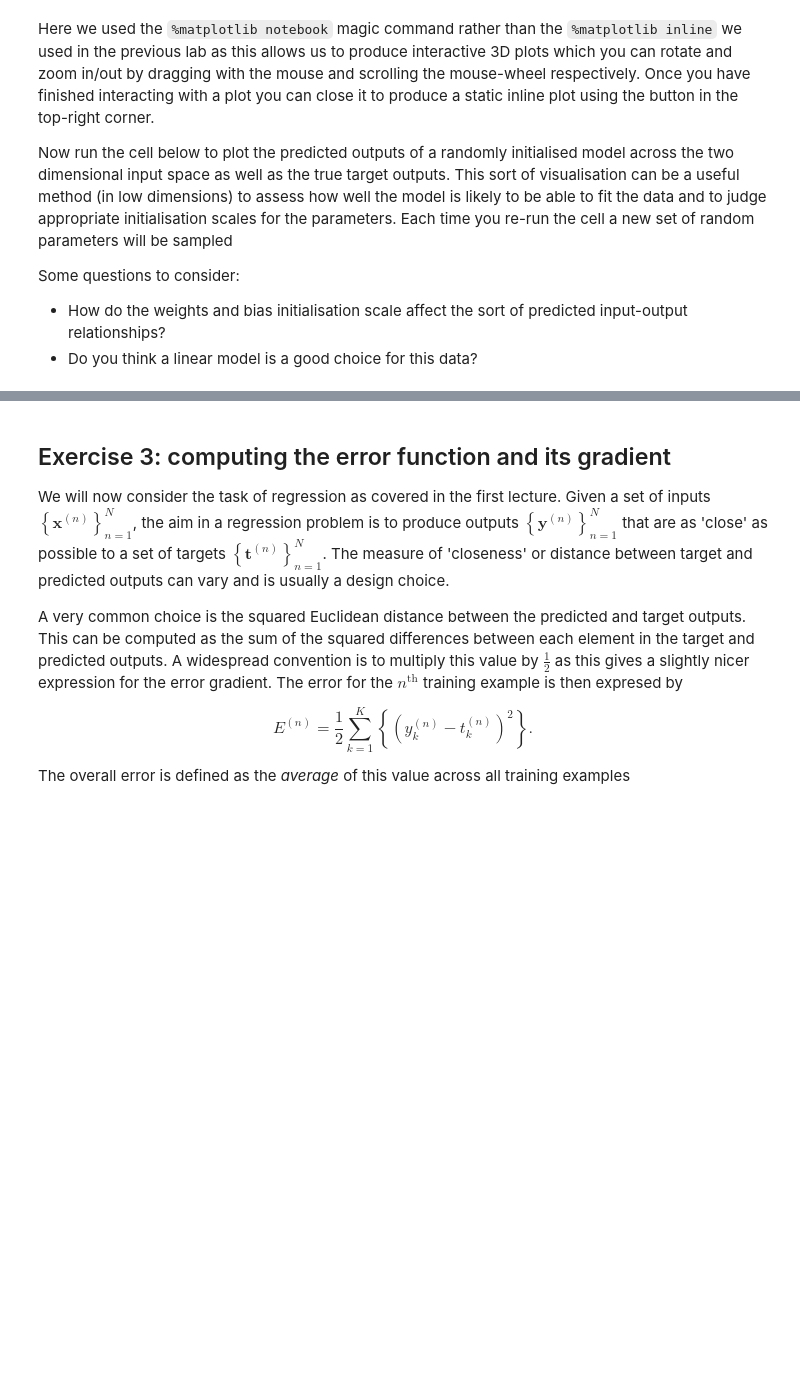
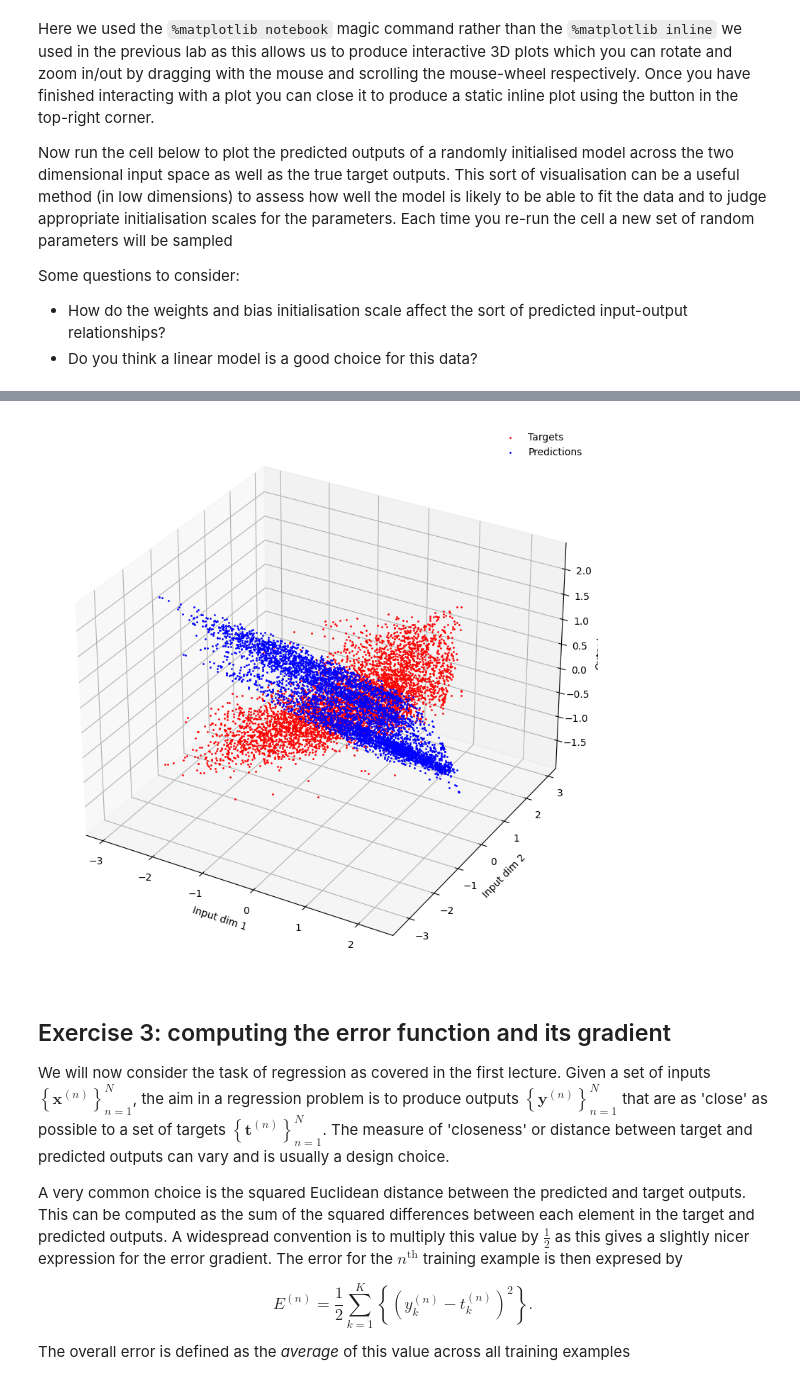
Before and after one commit to shriram1998/mlpractical, a Jupyter notebook: notebooks/02_Single_layer_models.ipynb, the cells around one changed output, grey strips where cells are left out. Cells and saved outputs as stored; diff of their text form; code cells hidden in the pictures; blank space fills up the shorter version.

Commit message:
fix prediction display

```diff
--- a/notebooks/02_Single_layer_models.ipynb
+++ b/notebooks/02_Single_layer_models.ipynb
@@ -243,10 +263,10 @@ outputs = fprop(inputs, weights, biases)
 fig = plt.figure(figsize=(8, 8))
 ax = fig.add_subplot(111, projection='3d')
 ax.plot(inputs[:, 0], inputs[:, 1], targets[:, 0], 'r.', ms=2)
-#ax.plot(inputs[:, 0], inputs[:, 1], outputs[:, 0], 'b.', ms=2)
+ax.plot(inputs[:, 0], inputs[:, 1], outputs[:, 0], 'b.', ms=2)
 ax.set_xlabel('Input dim 1')
 ax.set_ylabel('Input dim 2')
 ax.set_zlabel('Output')
-#ax.legend(['Targets', 'Predictions'], frameon=False)
+ax.legend(['Targets', 'Predictions'], frameon=False)
 fig.tight_layout()
 # %% [output]
@@ -255,3 +273,4 @@ fig.tight_layout()
+[figure, added]
 # %% [markdown]
 ## Exercise 3: computing the error function and its gradient
 
```
Also changed, not shown: parts of 7 cells of this notebook.
